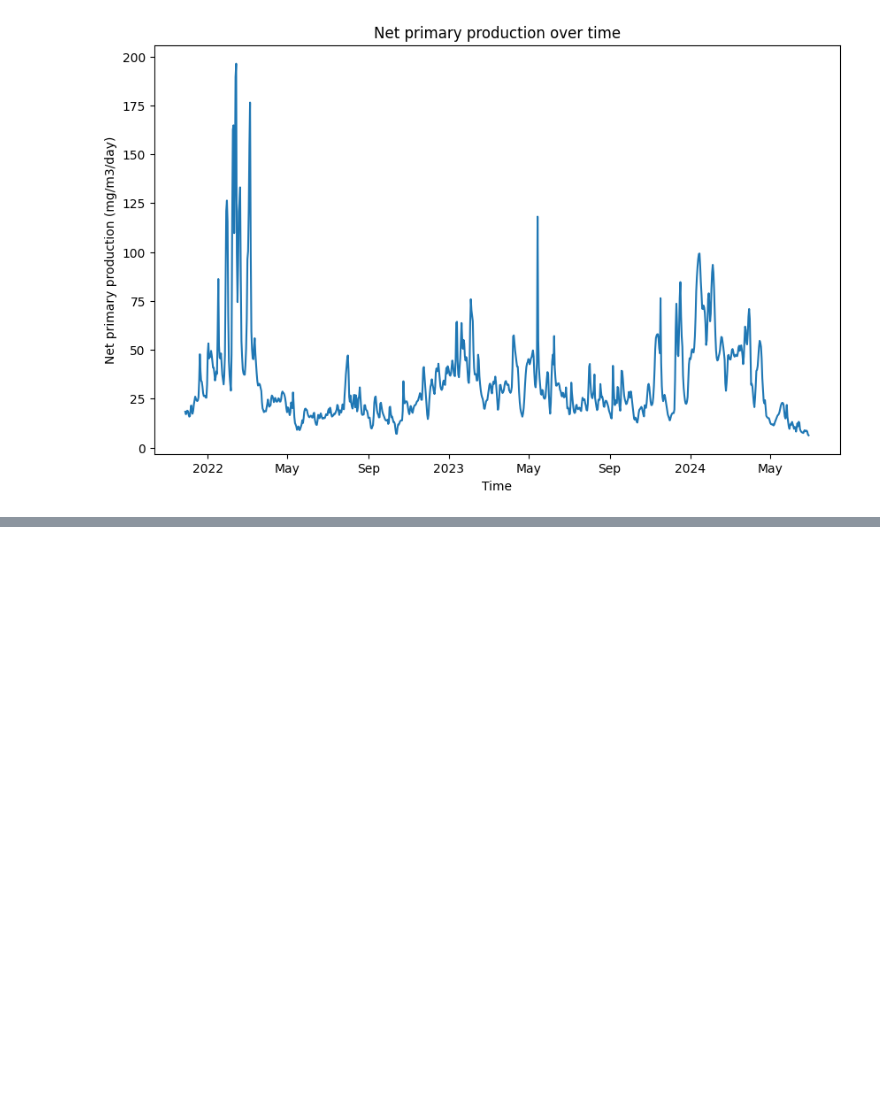
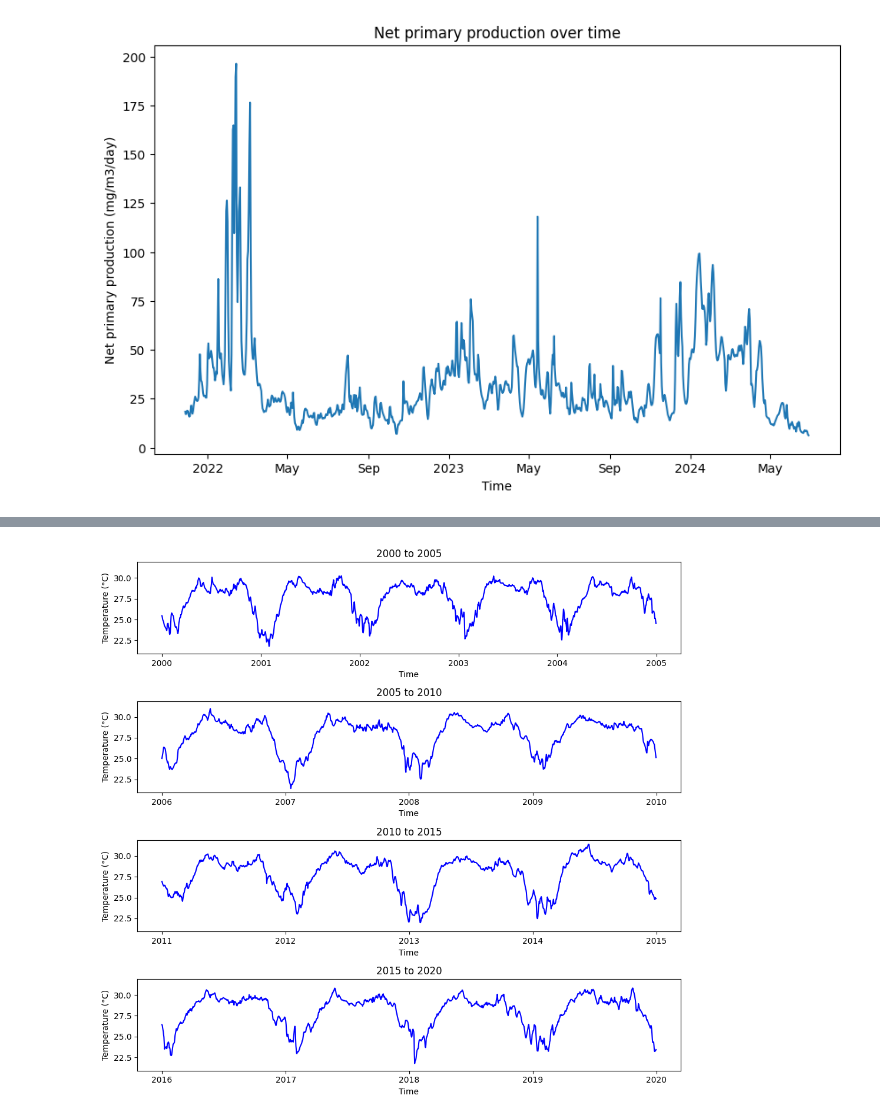
Before and after one commit to Nawshin-25/Saint_Martin, a Jupyter notebook: Time_Series.ipynb, the cells around one changed output, grey strips where cells are left out. Cells and saved outputs as stored; diff of their text form; code cells hidden in the pictures; blank space fills up the shorter version.

```diff
--- a/Time_Series.ipynb
+++ b/Time_Series.ipynb
@@ -123,0 +213,27 @@ plt.show()
+# %%
+SST_time_data = ds['thetao'].isel(latitude=0, longitude=0)
+time_index = pd.to_datetime(SST_time_data['time'].values)
+SST_values = SST_time_data.values
+# %%
+time_ranges = [
+    (time_index >= '2000-01-01') & (time_index < '2005-01-01'),
+    (time_index >= '2006-01-01') & (time_index < '2010-01-01'),
+    (time_index >= '2011-01-01') & (time_index < '2015-01-01'),
+    (time_index >= '2016-01-01') & (time_index < '2020-01-01')
+]
+
+fig, axes = plt.subplots(4, 1, figsize=(10, 10), sharey=True)
+for i, time_range in enumerate(time_ranges):
+    axes[i].plot(time_index[time_range], SST_values[time_range], color='b')
+    axes[i].set_title(f'{2000 + i*5} to {2005 + i*5}')
+    axes[i].set_xlabel('Time')
+    axes[i].set_ylabel('Temperature (°C)')
+
+    # Set major ticks to be at the beginning of each year and format labels to show only the year
+    axes[i].xaxis.set_major_locator(mdates.YearLocator(1))
+    axes[i].xaxis.set_major_formatter(mdates.DateFormatter('%Y'))
+
+plt.tight_layout(rect=[0, 0, 1, 0.96])  # Adjust layout to make room for the main title
+plt.show()
+# %% [output]
+[figure, added]
```
Also changed, not shown: parts of 17 cells of this notebook.
